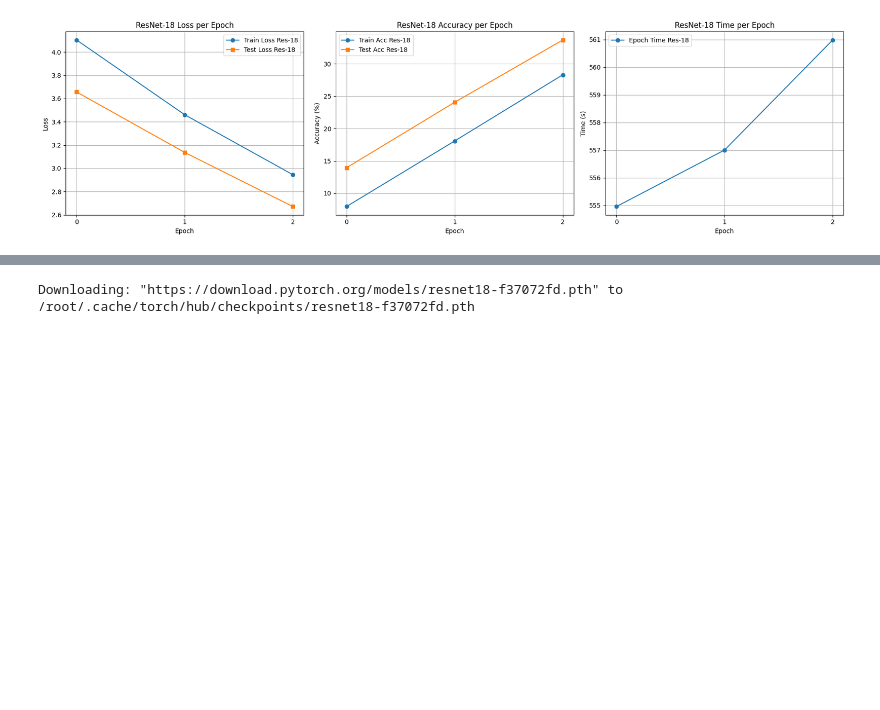
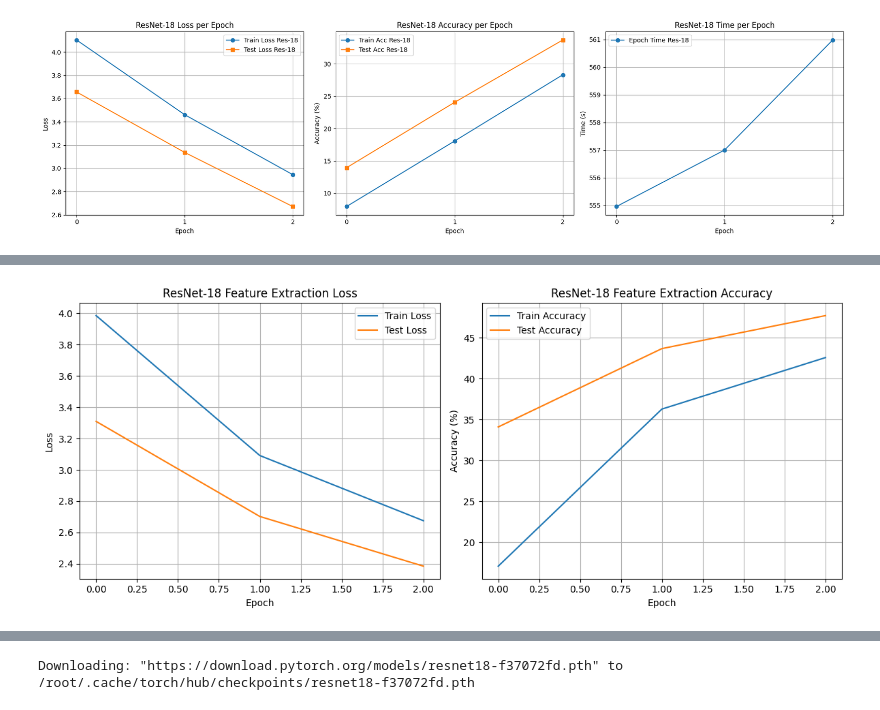
Before and after one commit to K-Chorna02/DST_Assessment_2, a Jupyter notebook: Kateryna/KaterynaChorna.ipynb, the cells around one changed output, grey strips where cells are left out. Drawn from its saved outputs; the diff is of its cells as text; code cells hidden in the pictures; blank space fills up the shorter version.

```diff
--- a/Kateryna/KaterynaChorna.ipynb
+++ b/Kateryna/KaterynaChorna.ipynb
@@ -573,0 +699,28 @@ Train using your dataset.
+# %%
+import matplotlib.pyplot as plt
+
+# Plot Loss
+plt.figure(figsize=(12,5))
+plt.subplot(1,2,1)
+plt.plot(Train_loss_resnet18, label='Train Loss')
+plt.plot(Test_loss_resnet18, label='Test Loss')
+plt.title('ResNet-18 Feature Extraction Loss')
+plt.xlabel('Epoch')
+plt.ylabel('Loss')
+plt.legend()
+plt.grid(True)
+
+# Plot Accuracy
+plt.subplot(1,2,2)
+plt.plot([a*100 for a in Train_acc_resnet18], label='Train Accuracy')
+plt.plot([a*100 for a in Test_acc_resnet18], label='Test Accuracy')
+plt.title('ResNet-18 Feature Extraction Accuracy')
+plt.xlabel('Epoch')
+plt.ylabel('Accuracy (%)')
+plt.legend()
+plt.grid(True)
+
+plt.tight_layout()
+plt.show()
+# %% [output]
+[figure, added]
```
Also changed, not shown: parts of 16 cells of this notebook.
